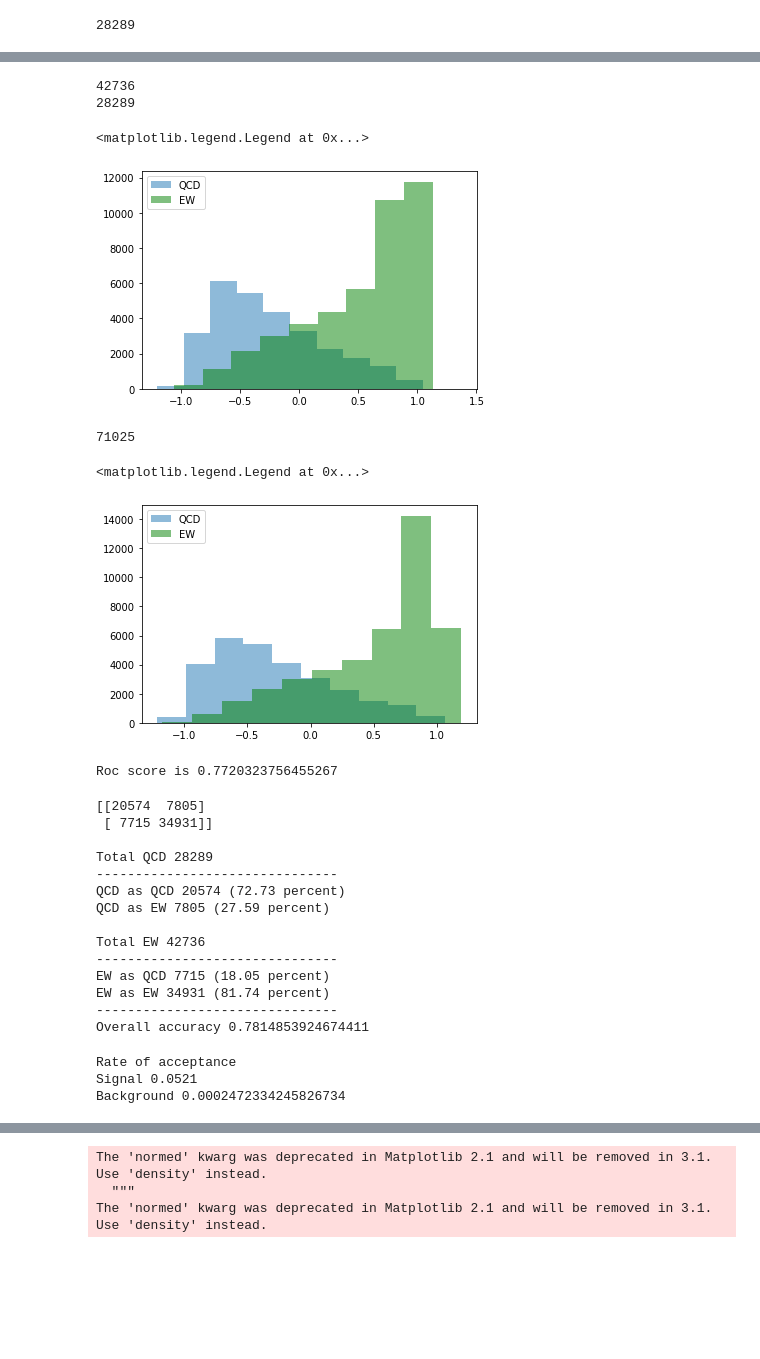
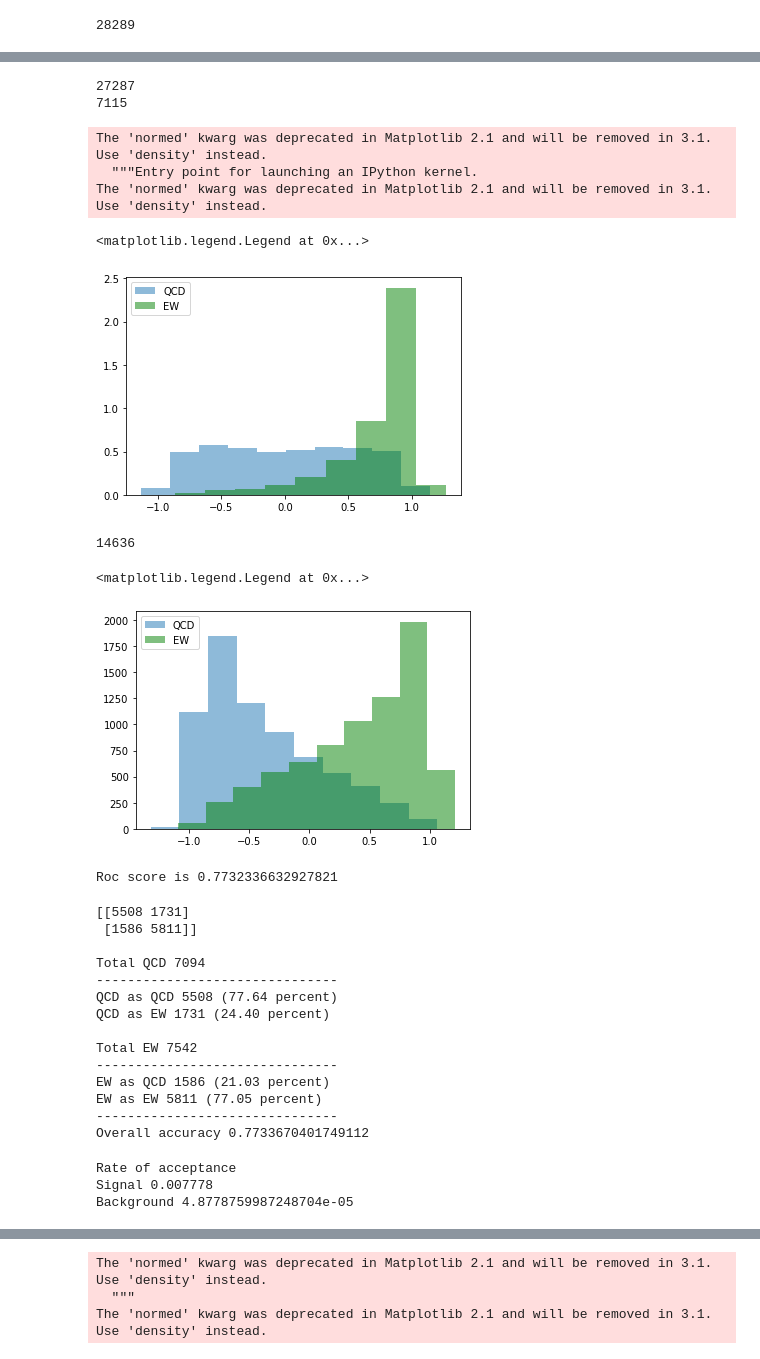
Before and after one commit to kdlong/WZVBS_MVAstudies, a Jupyter notebook: WZjj Scikit-learn tests.ipynb, the cells around one changed output, grey strips where cells are left out. Saved outputs shown, nothing was run; the diff lists cells and outputs as text; code cells hidden in the pictures; blank space fills up the shorter version.

```diff
--- a/WZjj Scikit-learn tests.ipynb
+++ b/WZjj Scikit-learn tests.ipynb
@@ -39,7 +39,7 @@ def prepareDataset(dataset, chan, drop=[]):
         readvars.extend(addPart(lep))
 
     df = dataset[chan]["ntuple"].pandas.df(readvars, flatten=False)
-    filtered_df = df[df["mjj"] > 200.].copy()
+    filtered_df = df[df["mjj"] > 100.].copy()
     filtered_df["j1Pt"] = filtered_df["jetPt"].str[0]
     filtered_df["j2Pt"] = filtered_df["jetPt"].str[1]
     filtered_df["j1Phi"] = filtered_df["jetPhi"].str[0]
@@ -57,12 +57,13 @@ def prepareDataset(dataset, chan, drop=[]):
     filtered_df["zepl2"] = filtered_df["etasl2"]/filtered_df["dEtajj"]
     filtered_df["zepl3"] = filtered_df["etasl3"]/filtered_df["dEtajj"]
 
-    #add_Rpthard(filtered_df, leps+["type1_pfMET", "j1", "j2"])
+    #filtered_df = filtered_df[(filtered_df["mjj"] > 500.) & (abs(filtered_df["dEtajj"]) > 2.5)].copy()
+    add_Rpthard(filtered_df, leps+["type1_pfMET", "j1", "j2"])
 
     filtered_df = filtered_df.drop(["jetEta", "jetPt", "jetPhi"], axis=1)
     #default_drop = ["Mass", "MtToMET", "type1_pfMETEt", "nJets", "Eta"]
-    default_drop = ["MtToMET", "type1_pfMETEt", "type1_pfMETPhi", "nJets", "Eta", "etas3l", "etasl1",
-                    "etasl2", "etasl3", "j1Pt", "j1Phi", "j1Eta", "j2Pt", "j2Phi", "j2Eta"]
+    default_drop = ["MtToMET", "type1_pfMETPhi", "nJets", "Eta", "etas3l", "etasl1",
+                    "etasl2", "j1Phi", "j2Phi", ]
     for part in leps:
         default_drop.extend(addPart(part))
     drop.extend(default_drop)
@@ -181,23 +234,30 @@ XGBRegressor(base_score=0.5, booster='gbtree', colsample_bylevel=1,
 # %%
-predictions_ew = mod.predict(X_test_ew)
-predictions_qcd = mod.predict(X_test_qcd)
+X_test_ew_wcut = X_test_ew[(abs(X_test_ew["dEtajj"]) > 2.5) & (X_test_ew["mjj"] > 500)]
+X_test_qcd_wcut = X_test_qcd[(abs(X_test_qcd["dEtajj"]) > 2.5) & (X_test_qcd["mjj"] > 500)]
+predictions_ew = mod.predict(X_test_ew_wcut)
+predictions_qcd = mod.predict(X_test_qcd_wcut)
+#predictions_ew = mod.predict(X_test_ew)
+#predictions_qcd = mod.predict(X_test_qcd)
 print(len(predictions_ew))
 print(len(predictions_qcd))
 # %% [output]
-42736
-28289
+27287
+7115
 # %%
-plt.hist(predictions_qcd,alpha=0.5, label='QCD')
-plt.hist(predictions_ew,color='g', alpha=0.5,label='EW')
+plt.hist(predictions_qcd,alpha=0.5, label='QCD', normed=True)
+plt.hist(predictions_ew,color='g', alpha=0.5,label='EW', normed=True)
 plt.legend()
 # %% [output]
-<matplotlib.legend.Legend at 0x...>
+The 'normed' kwarg was deprecated in Matplotlib 2.1 and will be removed in 3.1. Use 'density' instead.
+  """Entry point for launching an IPython kernel.
+The 'normed' kwarg was deprecated in Matplotlib 2.1 and will be removed in 3.1. Use 'density' instead.
+<matplotlib.legend.Legend at 0x...>
-[figure, old version]
+[figure, new version]
 # %%
 predictions = mod.predict(X_test)
 len(predictions)
 # %% [output]
-71025
+14636
 # %%
 import matplotlib.pyplot as plt
 # %%
@@ -206,7 +266,7 @@ plt.hist(predictions_ew,color='g', alpha=0.5,label='EW')
 plt.legend()
 # %% [output]
 <matplotlib.legend.Legend at 0x...>
-[figure, old version]
+[figure, new version]
 # %%
 from sklearn.metrics import roc_auc_score, confusion_matrix, accuracy_score
 import numpy
@@ -215,7 +275,7 @@ cutoff = 0.0
 cat_predict = [1 if x > cutoff else -1 for x in predictions]
 print("Roc score is", roc_auc_score(cat_predict, y_test))
 # %% [output]
-Roc score is 0.7720323756455267
+Roc score is 0.7732336632927821
 # %%
 tn, fp, fn, tp = confusion_matrix(cat_predict, y_test).ravel()
 print(confusion_matrix(cat_predict, y_test))
@@ -233,20 +293,20 @@ print("EW as EW", tp, "(%0.02f percent)" % (tp/tot_ew*100))
 print("-------------------------------")
 print("Overall accuracy", accuracy_score(cat_predict, y_test))
 # %% [output]
-[[20574  7805]
- [ 7715 34931]]
+[[5508 1731]
+ [1586 5811]]
 
-Total QCD 28289
+Total QCD 7094
 -------------------------------
-QCD as QCD 20574 (72.73 percent)
-QCD as EW 7805 (27.59 percent)
+QCD as QCD 5508 (77.64 percent)
+QCD as EW 1731 (24.40 percent)
 
-Total EW 42736
+Total EW 7542
 -------------------------------
-EW as QCD 7715 (18.05 percent)
-EW as EW 34931 (81.74 percent)
+EW as QCD 1586 (21.03 percent)
+EW as EW 5811 (77.05 percent)
 -------------------------------
-Overall accuracy 0.7814853924674411
+Overall accuracy 0.7733670401749112
 # %%
 cutoff = 0.5
 print("Rate of acceptance")
@@ -257,8 +317,8 @@ print("Signal", acc_rate_sig)
 print("Background", acc_rate_bkgd)
 # %% [output]
 Rate of acceptance
-Signal 0.0521
-Background 0.0002472334245826734
+Signal 0.007778
+Background 4.8778759987248704e-05
 # %%
 print("Scaled by cross section and 36 fb-1")
 print("Signal", acc_rate_sig*17.5*36)
```
Also changed, not shown: parts of 8 cells of this notebook.
